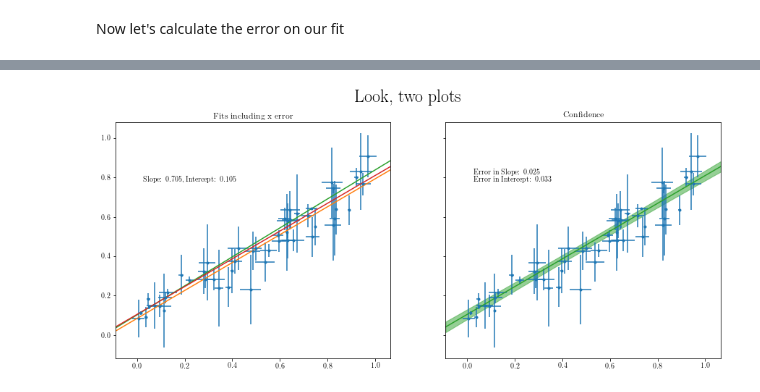
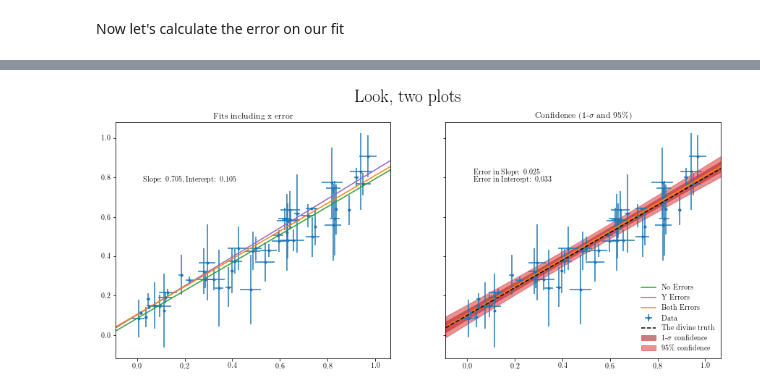
Before and after one commit to dlilien/pybb, a Jupyter notebook: notebooks/numpy_scipy_and_matplotlib.ipynb, the cells around one changed output, grey strips where cells are left out. Saved outputs shown, nothing was run; the diff lists cells and outputs as text; code cells hidden in the pictures.

Commit message:
Better comments and colors for matplotlib

```diff
--- a/notebooks/numpy and scipy.ipynb
+++ b/notebooks/numpy_scipy_and_matplotlib.ipynb
@@ -296,22 +315,34 @@ CI = np.sqrt(sigma_sq * (1. / N + (((fit_x - np.mean(data[:, 0])) ** 2.0) / ((N
 # %%
 fig, ax = plt.subplots(nrows=1, ncols=2, sharex=True, sharey=True, figsize=(15, 6))
-ax[0].errorbar(data[:, 0], data[:, 1], linestyle='none', marker='.', xerr=data[:, 2], yerr=data[:, 3])
+ax[0].errorbar(data[:, 0], data[:, 1], linestyle='none', marker='.', xerr=data[:, 2], yerr=data[:, 3], label='Data')
 xmin, xmax = np.min(data[:, 0]), np.max(data[:, 0])
 fit_x = np.linspace(xmin - (xmax - xmin) / 10., xmax + (xmax - xmin) / 10., 50)
-ax[0].plot(fit_x, fit_x * fit_info.slope + fit_info.intercept)
-ax[0].plot(fit_x, fit_x * lstsq_sol[1] + lstsq_sol[0])
-ax[0].plot(fit_x, fit_x * lstsq_sol_xerr[1] + lstsq_sol_xerr[0])
+ax[0].plot(fit_x, fit_x * fit_info.slope + fit_info.intercept, label='No Errors', color='C2')
+ax[0].plot(fit_x, fit_x * lstsq_sol[1] + lstsq_sol[0], label='Y Errors', color='C4')
+ax[0].plot(fit_x, fit_x * lstsq_sol_xerr[1] + lstsq_sol_xerr[0], label='Both Errors', color='C1')
 ax[0].set_xlim(fit_x[0], fit_x[-1])
 ax[0].text(0.1, 0.75, 'Slope: {:1.3f}, Intercept: {:1.3f}'.format(lstsq_sol_xerr[1], lstsq_sol_xerr[0]), transform=ax[0].transAxes)
 ax[0].set_title('Fits including x error')
 fig.suptitle('Look, two plots', fontsize=24)
 
+# On this plot we will just do confidence intervals
+ax[1].plot(fit_x, fit_x * lstsq_sol_xerr[1] + lstsq_sol_xerr[0], color='C1', linewidth=2)
 ax[1].errorbar(data[:, 0], data[:, 1], linestyle='none', marker='.', xerr=data[:, 2], yerr=data[:, 3])
-ax[1].plot(fit_x, fit_x * lstsq_sol_xerr[1] + lstsq_sol_xerr[0], color='C2')
-ax[1].fill_between(fit_x, fit_x * lstsq_sol_xerr[1] + lstsq_sol_xerr[0] - CI, fit_x * lstsq_sol_xerr[1] + lstsq_sol_xerr[0] + CI, alpha=0.5, facecolor='C2', edgecolor='C2')
+
+# fill_between is a greaat tool
+ax[1].fill_between(fit_x, fit_x * lstsq_sol_xerr[1] + lstsq_sol_xerr[0] - CI, fit_x * lstsq_sol_xerr[1] + lstsq_sol_xerr[0] + CI, alpha=0.5, facecolor='darkred', edgecolor='C3', label=r'1-$\sigma$ confidence')
+ax[1].fill_between(fit_x, fit_x * lstsq_sol_xerr[1] + lstsq_sol_xerr[0] - CI * 1.96, fit_x * lstsq_sol_xerr[1] + lstsq_sol_xerr[0] + CI * 1.96, alpha=0.5, facecolor='C3', edgecolor='C3', label='95\% confidence')
+
 ax[1].text(0.1, 0.75, 'Error in Slope: {:1.3f}\n Error in Intercept: {:1.3f}'.format(sigma_m, sigma_b), transform=ax[1].transAxes)
-ax[1].set_title('Confidence')
+ax[1].set_title(r'Confidence (1-$\sigma$ and 95\%)')
+ax[1].plot(fit_x, fit_x * 0.7 + 0.1, linestyle='dashed', color='k', label='The divine truth')
 
-fig.savefig('two_plots.eps', dpi=300)
+# We are going to collect everything into a single legend
+h1, l1 = ax[0].get_legend_handles_labels() # Get the info about legend items from the first axes
+h2, l2 = ax[1].get_legend_handles_labels()
+# specify location, and say to use all the items from both axes, and not to put a box around it
+ax[1].legend(handles=h1 + h2, labels=l1 + l2, loc='lower right', frameon = False)
+
+fig.savefig('two_plots.png', dpi=300)
 # %% [output]
-[figure, old version]
+[figure, new version]
```
Also changed, not shown: parts of 11 cells of this notebook.
